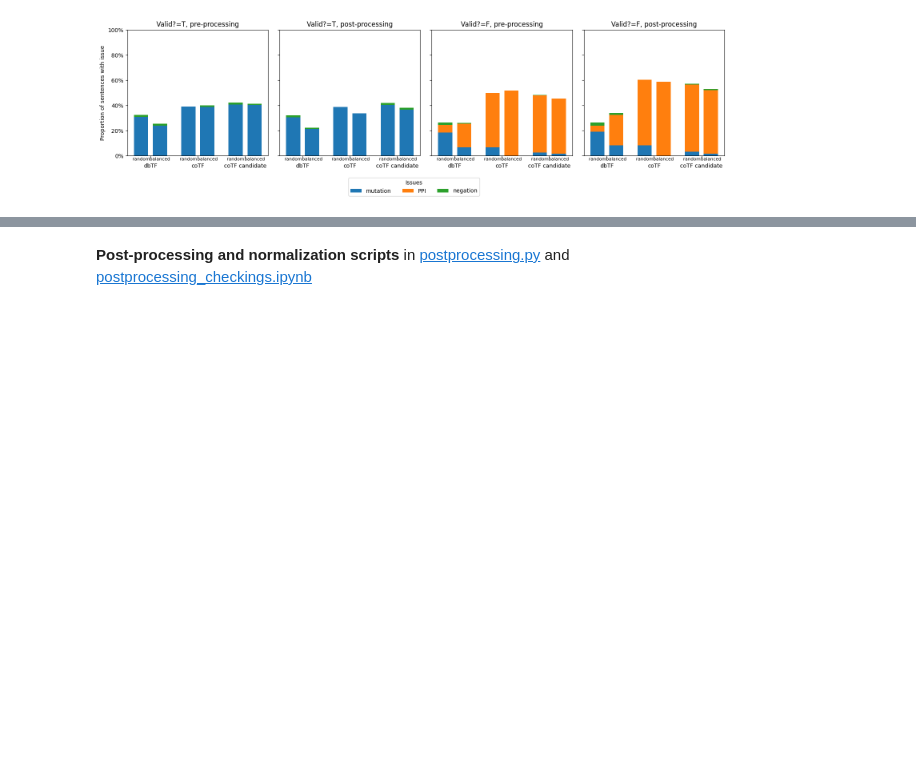
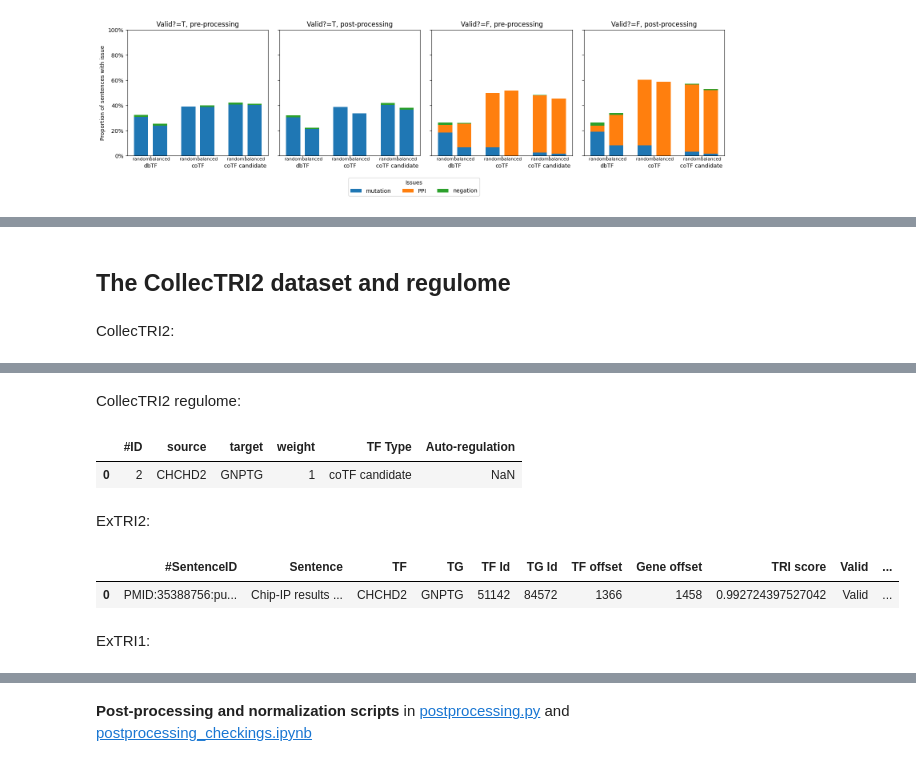
Before and after one commit to Rbbt-Workflows/ExTRI2, a Jupyter notebook: analysis/repo_to_paper.ipynb, the cells around one changed output, grey strips where cells are left out. Cells and saved outputs as stored; diff of their text form; code cells hidden in the pictures; blank space fills up the shorter version.

Commit message:
Improved structure of repo_to_paper and added more analyses

```diff
--- a/analysis/repo_to_paper.ipynb
+++ b/analysis/repo_to_paper.ipynb
@@ -1155,2 +1215,43 @@ Number of retrieved human dbTFs
 [figure]
 [figure]
+# %% [markdown]
+## The CollecTRI2 dataset and regulome
+# %%
+# LOAD DATASETS & DEFINE VARIABLES
+
+from analysis import load_all_human_genes
+
+# === Load paper datasets ===
+collectri2_df       = pd.read_csv(config['collectri2_p'], sep='\t', dtype="str", skiprows=1)
+collectri2_regulome = pd.read_csv(config['collectri2_regulome_p'], sep='\t', dtype="str", skiprows=1)
+TFs_in_ExTRI2       = pd.read_csv(config['TFs_in_ExTRI2_p'], sep="\t", dtype="str")
+
+# === Useful variables ===
+tf_col = 'Transcription Factor (Associated Gene Name)'
+tg_col = 'Target Gene (Associated Gene Name)'
+
+# === Load the previous ExTRI1 dataset (confert to df from Excel) ===
+ExTRI1_df = pd.read_excel(config['extri1_p'], dtype=str)
+ExTRI1_df['[ExTRI] present'] = True
+ExTRI1_df['#TF:TG'] = ExTRI1_df[tf_col] + ":" + ExTRI1_df[tg_col]
+# Filter to only keep high-confidence TRIs, and remove duplicates
+ExTRI1_df_high = ExTRI1_df[
+    ExTRI1_df['Threshold confidence (score: 1.6; min # PMID: 1000; min # Sentences in PMID: 2)'] == 'High'
+    ].drop_duplicates(subset=[tf_col, tg_col])
+
+# === Load all human genes ===
+all_human_genes = load_all_human_genes(config)
+# %%
+# DISPLAY DATASETS
+pd.set_option('display.max_columns', None)
+md("CollecTRI2:")
+display(collectri2_df.head(1))
+md("CollecTRI2 regulome:")
+display(collectri2_regulome.head(1))
+md("ExTRI2:")
+display(ExTRI2_df.head(1))
+md("ExTRI1:")
+display(ExTRI1_df.head(1))
+pd.reset_option('display.max_columns')
+# %% [output]
+CollecTRI2:
@@ -1156,0 +1260,7 @@ Number of retrieved human dbTFs
+CollecTRI2 regulome:
+|  | #ID | source | target | weight | TF Type | Auto-regulation |
+| 0 | 2 | CHCHD2 | GNPTG | 1 | coTF candidate | NaN |
+ExTRI2:
+|  | #SentenceID | Sentence | TF | TG | TF Id | TG Id | TF offset | Gene offset | TRI score | Valid | ... |
+| 0 | PMID:35388756:pu... | Chip-IP results ... | CHCHD2 | GNPTG | 51142 | 84572 | 1366 | 1458 | 0.992724397527042 | Valid | ... |
+ExTRI1:
```
Also changed, not shown: parts of 44 cells of this notebook, 1 other file.
